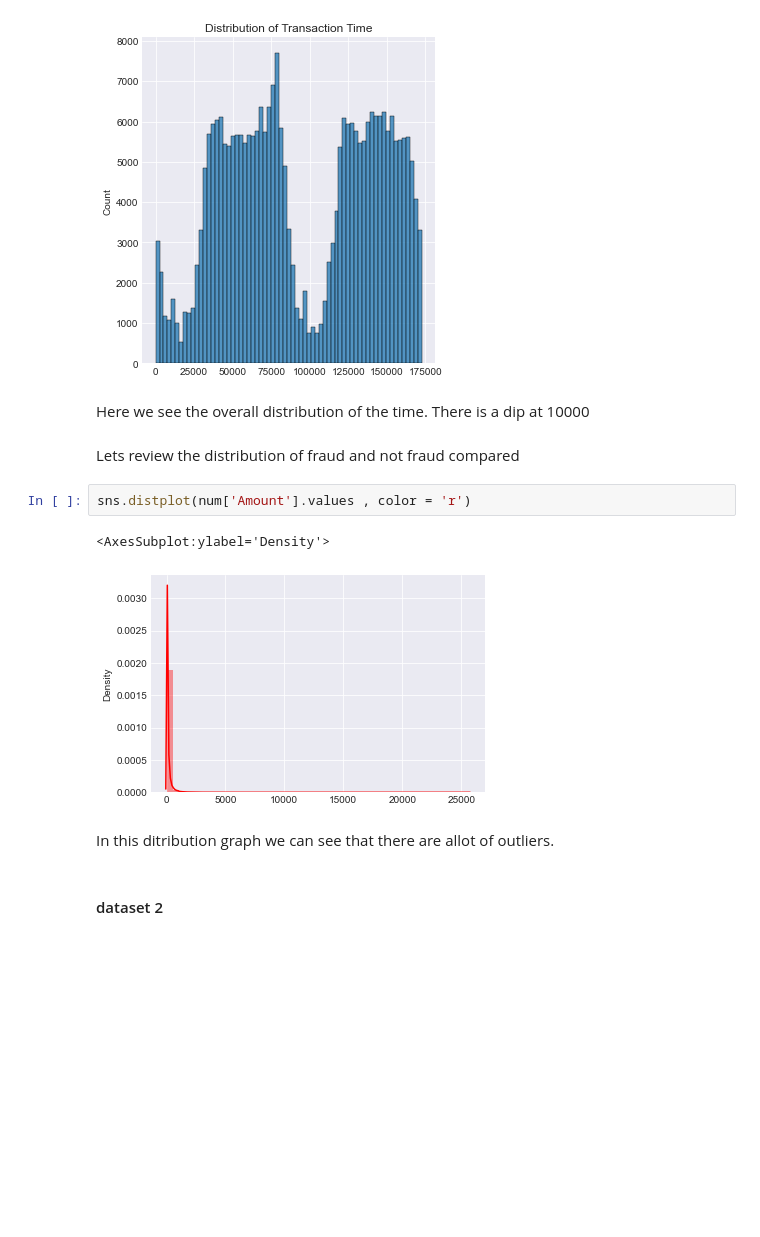
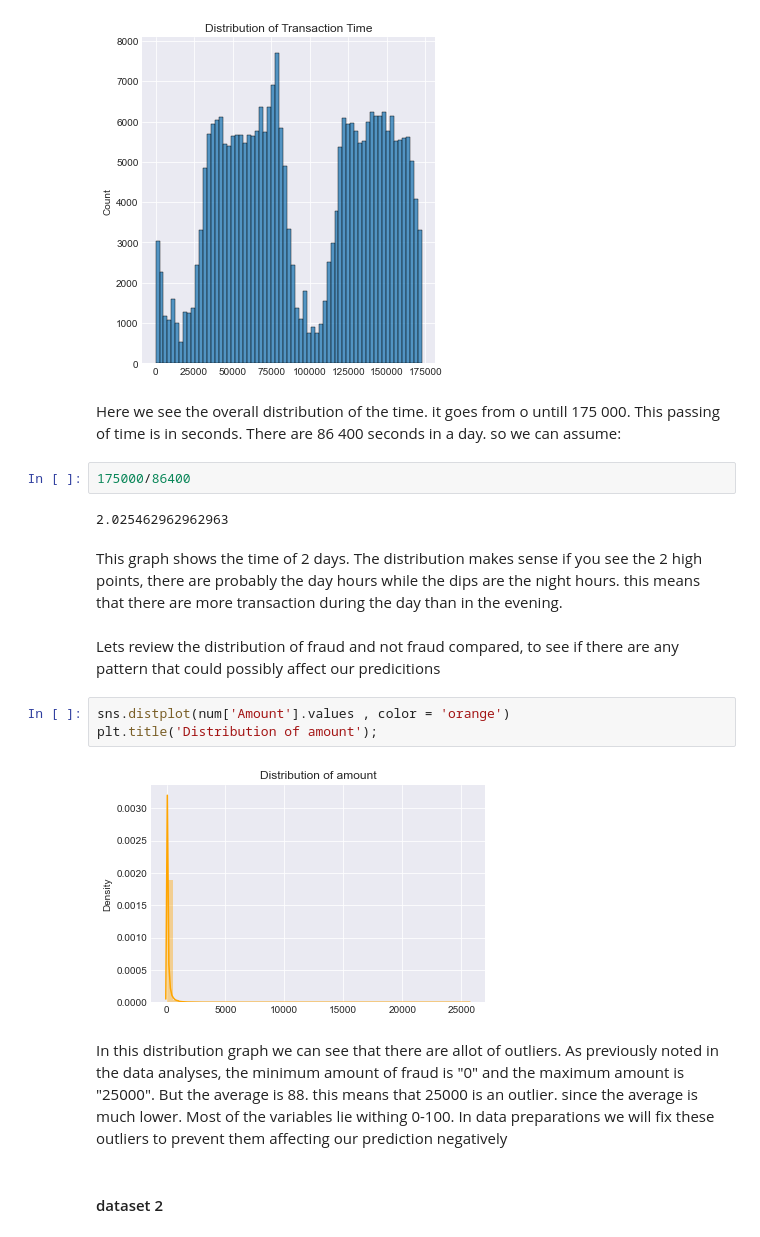
Before and after one commit to AviMegin/AI, a Jupyter notebook: Open program - Credit card fraude - Megin van Herk.ipynb, the cells around one changed output. Saved outputs shown, nothing was run; the diff lists cells and outputs as text; blank space fills up the shorter version.

```diff
--- a/Open program - Credit card fraude - Megin van Herk.ipynb
+++ b/Open program - Credit card fraude - Megin van Herk.ipynb
@@ -421,15 +454,21 @@ plt.title('Distribution of Transaction Time');
 # %% [output]
 [figure]
 # %% [markdown]
-Here we see the overall distribution of the time. There is a dip at 10000
+Here we see the overall distribution of the time. it goes from o untill 175 000. This passing of time is in seconds. There are 86 400 seconds in a day. so we can assume:
+# %%
+175000/86400
+# %% [output]
+2.025462962962963
+# %% [markdown]
+This graph shows the time of 2 days. The distribution makes sense if you see the 2 high points, there are probably the day hours while the dips are the night hours. this means that there are more transaction during the day than in the evening.
 # %% [markdown]
-Lets review the distribution of fraud and not fraud compared
+Lets review the distribution of fraud and not fraud compared, to see if there are any pattern that could possibly affect our predicitions
 # %%
-sns.distplot(num['Amount'].values , color = 'r')
+sns.distplot(num['Amount'].values , color = 'orange')
+plt.title('Distribution of amount');
 # %% [output]
-<AxesSubplot:ylabel='Density'>
-[figure, old version]
+[figure, new version]
 # %% [markdown]
-In this ditribution graph we can see that there are allot of outliers.
+In this distribution graph we can see that there are allot of outliers. As previously noted in the data analyses, the minimum amount of fraud is "0" and the maximum amount is "25000". But the average is 88. this means that 25000 is an outlier. since the average is much lower. Most of the variables lie withing 0-100. In data preparations we will fix these outliers to prevent them affecting our prediction negatively
 # %% [markdown]
 #### dataset 2
```
Also changed, not shown: parts of 52 cells of this notebook.
